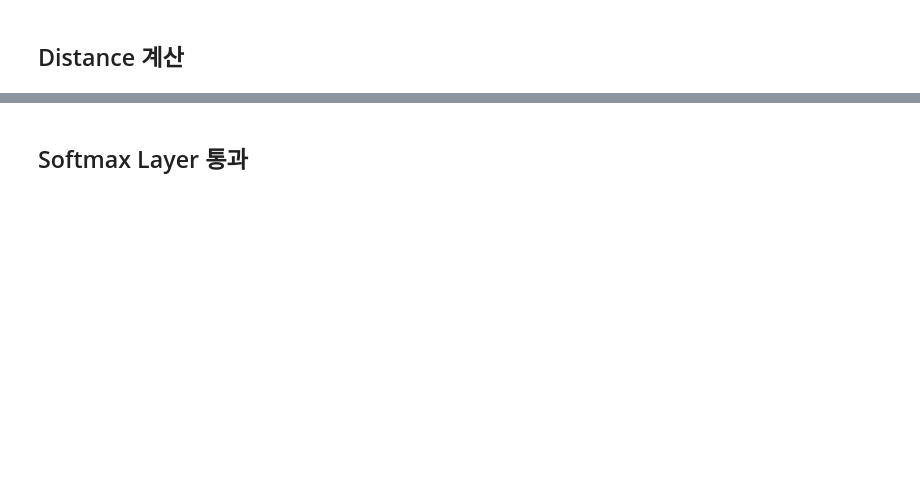
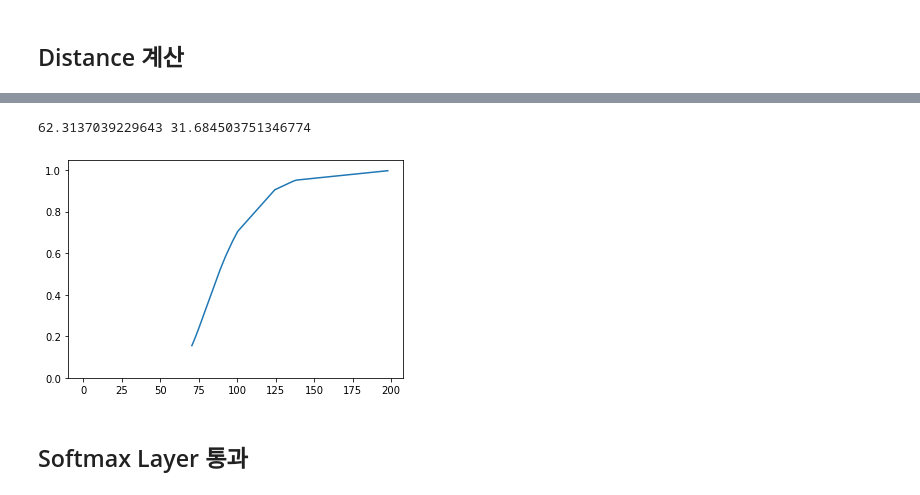
Before and after one commit to CSID-DGU/2021-1-OSSP1-FloweryPath-8, a Jupyter notebook: model/model_test_for_openmax_revise.ipynb, the cells around one changed output, grey strips where cells are left out. Cells and saved outputs as stored; diff of their text form; code cells hidden in the pictures; blank space fills up the shorter version.

```diff
--- a/model/model_test_for_openmax_revise.ipynb
+++ b/model/model_test_for_openmax_revise.ipynb
@@ -376,11 +626,14 @@ plt.show()
 # %%
 ## 2 라벨 Distance 추출 Weibull 극단 분포 CDF
-(loc, scale) = s.exponweib.fit_loc_scale(maxdist2, 1, 1)
-print(loc, scale)
+(loc2, scale2) = s.exponweib.fit_loc_scale(maxdist2, 1, 1)
+print(loc2, scale2)
 
 plt.plot(maxdist2, s.exponweib.cdf(maxdist2, *s.exponweib.fit(maxdist2, 1, 1, scale=2, loc=0)))
 _ = plt.hist(maxdist2, bins=np.linspace(0, 16, len(maxdist2)), alpha=0.5);
 plt.show()
+# %% [output]
+62.3137039229643 31.684503751346774
+[figure, added]
 # %%
 # def calculCDF(dist):
 #     CDF = []
```
Also changed, not shown: parts of 39 cells of this notebook.
